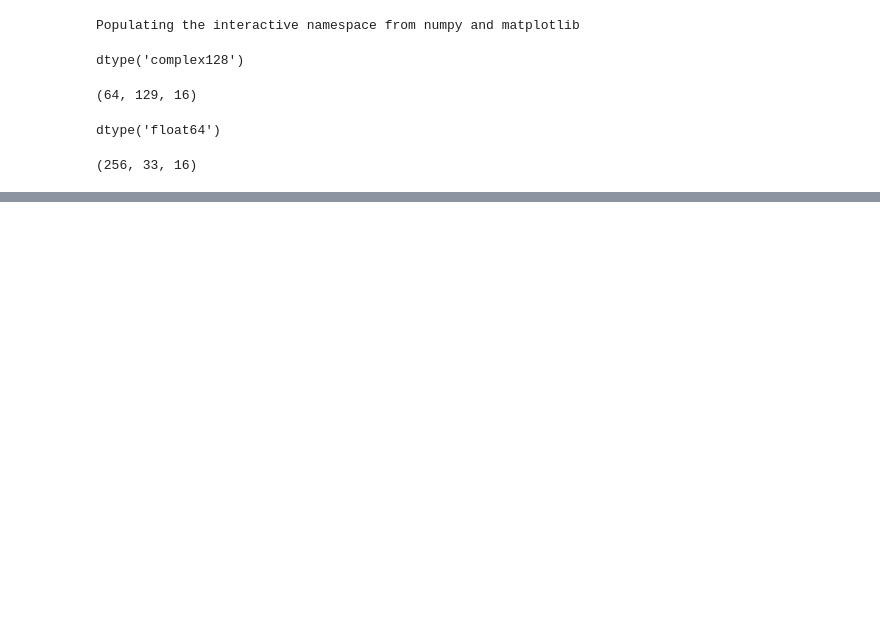
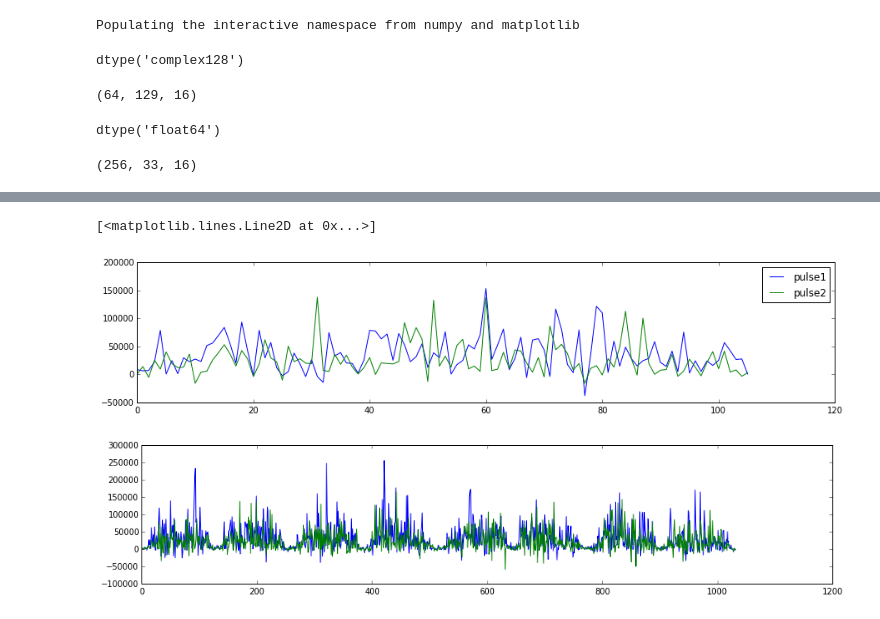
Before and after one commit to xiaozhengxu/scint_analysis, a Jupyter notebook: EVN_crab/Loading Robert's GPs.ipynb, the cells around one changed output, grey strips where cells are left out. Saved outputs shown, nothing was run; the diff lists cells and outputs as text; code cells hidden in the pictures; blank space fills up the shorter version.

```diff
--- a/EVN_crab/Loading Robert's GPs.ipynb
+++ b/EVN_crab/Loading Robert's GPs.ipynb
@@ -112,0 +133,17 @@ S_N
+# %%
+figure(figsize=(15,3))
+i = 1
+op1 = output_pulse1[i*(nchan+1)+40./512*nchan:i*(nchan+1)+465./512*nchan]
+op2 = output_pulse2[i*(nchan+1)+40./512*nchan:i*(nchan+1)+465./512*nchan]
+plot(op1,label = 'pulse1')
+plot(op2,label = 'pulse2')
+# plot(background_freq[40./512*nchan:465./512*nchan],label = 'bg')
+legend()
+
+figure(figsize = (15,3))
+plot(output_pulse1)
+plot(output_pulse2)
+# %% [output]
+[<matplotlib.lines.Line2D at 0x...>]
+[figure, added]
+[figure, added]
```
Also changed, not shown: parts of 7 cells of this notebook, 2 other files.
